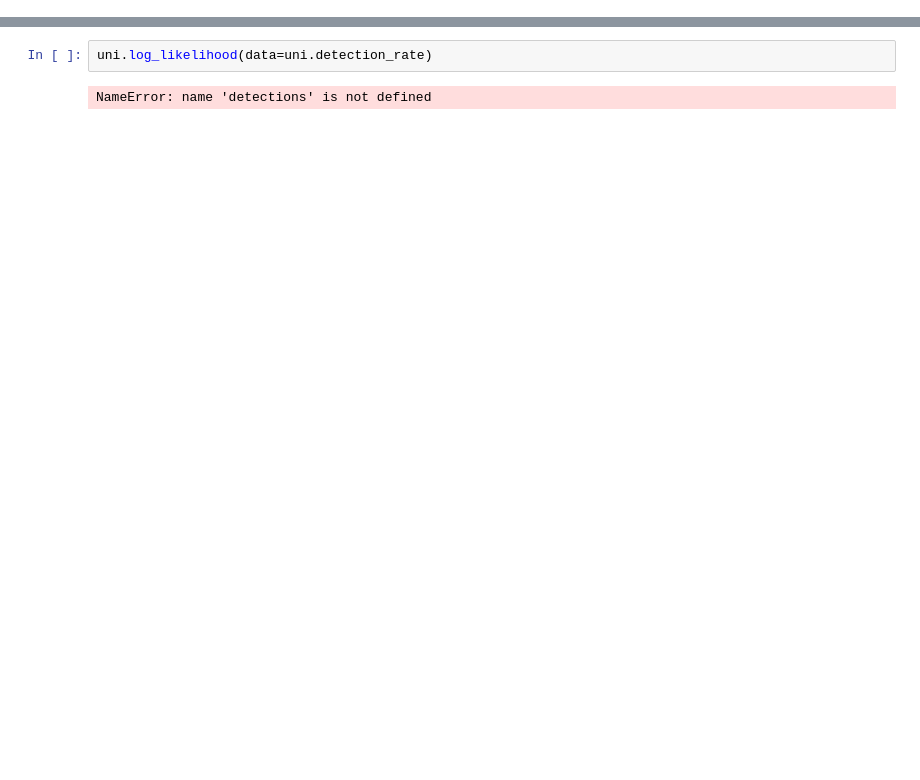
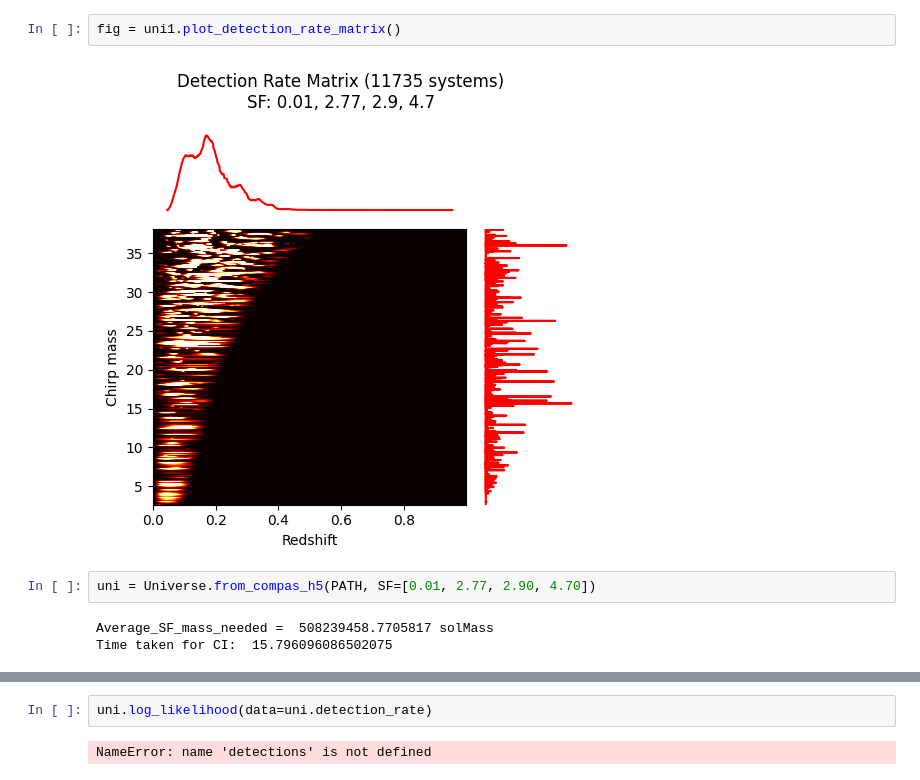
Before and after one commit to avivajpeyi/compas_ml_surrogate, a Jupyter notebook: studies/compas_uni.ipynb, the cells around one changed output, grey strips where cells are left out. Saved outputs shown, nothing was run; the diff lists cells and outputs as text; blank space fills up the shorter version.

```diff
--- a/studies/compas_uni.ipynb
+++ b/studies/compas_uni.ipynb
@@ -17,0 +20,9 @@ Time taken for CI:  18.703200817108154
+# %%
+fig = uni1.plot_detection_rate_matrix()
+# %% [output]
+[figure, added]
+# %%
+uni = Universe.from_compas_h5(PATH, SF=[0.01, 2.77, 2.90, 4.70])
+# %% [output]
+Average_SF_mass_needed =  508239458.7705817 solMass
+Time taken for CI:  15.796096086502075
```
Also changed, not shown: parts of 4 cells of this notebook, 3 other files.
